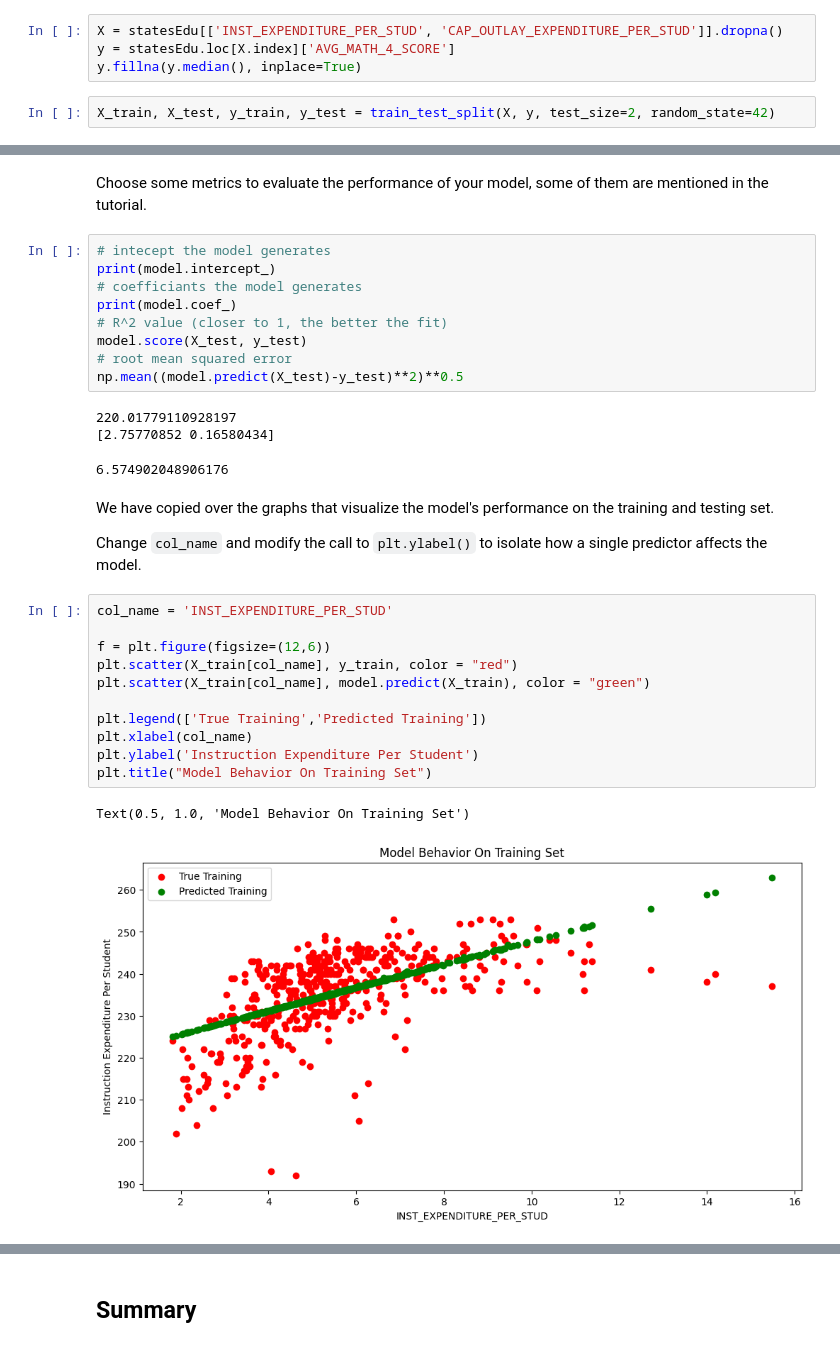
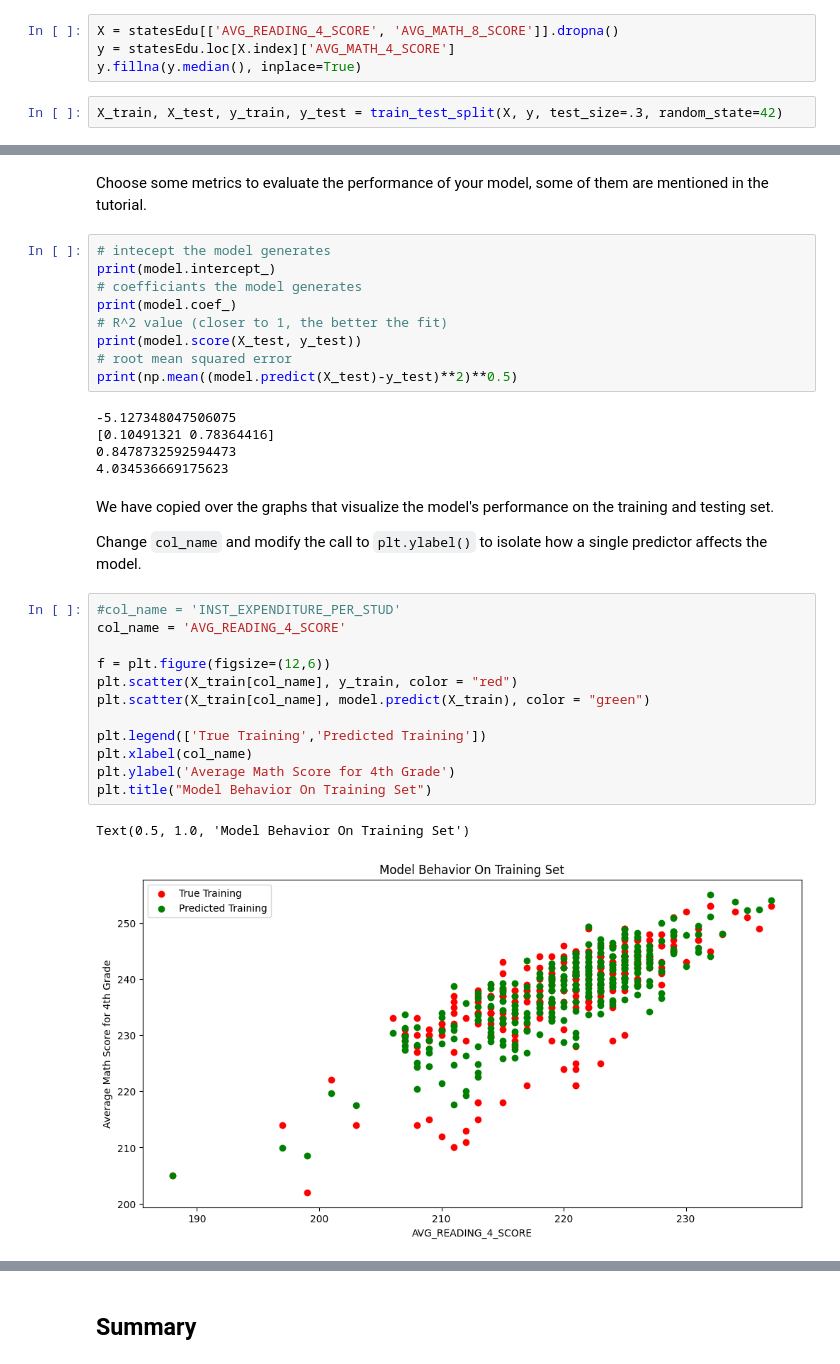
Before and after one commit to kileyprice/MDST-Tutorials, a Jupyter notebook: 2023-Tutorials-main/tutorial1/checkpoint1.ipynb, the cells around one changed output, grey strips where cells are left out. Cells and saved outputs as stored; diff of their text form.

```diff
--- a/2023-Tutorials-main/tutorial1/checkpoint1.ipynb
+++ b/2023-Tutorials-main/tutorial1/checkpoint1.ipynb
@@ -211,11 +211,11 @@ _Use this space to create train/test data_
 # %%
 from sklearn.model_selection import train_test_split
 # %%
-X = statesEdu[['INST_EXPENDITURE_PER_STUD', 'CAP_OUTLAY_EXPENDITURE_PER_STUD']].dropna()
+X = statesEdu[['AVG_READING_4_SCORE', 'AVG_MATH_8_SCORE']].dropna()
 y = statesEdu.loc[X.index]['AVG_MATH_4_SCORE']
 y.fillna(y.median(), inplace=True)
 # %%
-X_train, X_test, y_train, y_test = train_test_split(X, y, test_size=2, random_state=42)
+X_train, X_test, y_train, y_test = train_test_split(X, y, test_size=.3, random_state=42)
 # %% [markdown]
 <h2> Prediction </h2>
 # %% [markdown]
@@ -241,29 +241,31 @@ print(model.intercept_)
 # coefficiants the model generates
 print(model.coef_)
 # R^2 value (closer to 1, the better the fit)
-model.score(X_test, y_test)
+print(model.score(X_test, y_test))
 # root mean squared error
-np.mean((model.predict(X_test)-y_test)**2)**0.5
+print(np.mean((model.predict(X_test)-y_test)**2)**0.5)
 # %% [output]
-220.01779110928197
-[2.75770852 0.16580434]
+-5.127348047506075
+[0.10491321 0.78364416]
+0.8478732592594473
+4.034536669175623
-6.574902048906176
 # %% [markdown]
 We have copied over the graphs that visualize the model's performance on the training and testing set.
 
 Change `col_name` and modify the call to `plt.ylabel()` to isolate how a single predictor affects the model.
 # %%
-col_name = 'INST_EXPENDITURE_PER_STUD'
+#col_name = 'INST_EXPENDITURE_PER_STUD'
+col_name = 'AVG_READING_4_SCORE'
 
 f = plt.figure(figsize=(12,6))
 plt.scatter(X_train[col_name], y_train, color = "red")
 plt.scatter(X_train[col_name], model.predict(X_train), color = "green")
 
 plt.legend(['True Training','Predicted Training'])
 plt.xlabel(col_name)
-plt.ylabel('Instruction Expenditure Per Student')
+plt.ylabel('Average Math Score for 4th Grade')
 plt.title("Model Behavior On Training Set")
 # %% [output]
 Text(0.5, 1.0, 'Model Behavior On Training Set')
-[figure, old version]
+[figure, new version]
 # %%
```
Also changed, not shown: parts of 4 cells of this notebook, 1 other file.
